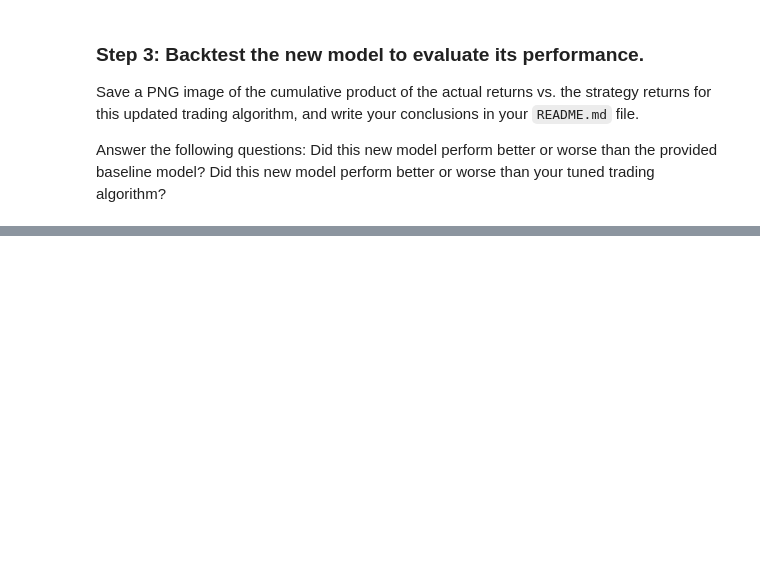
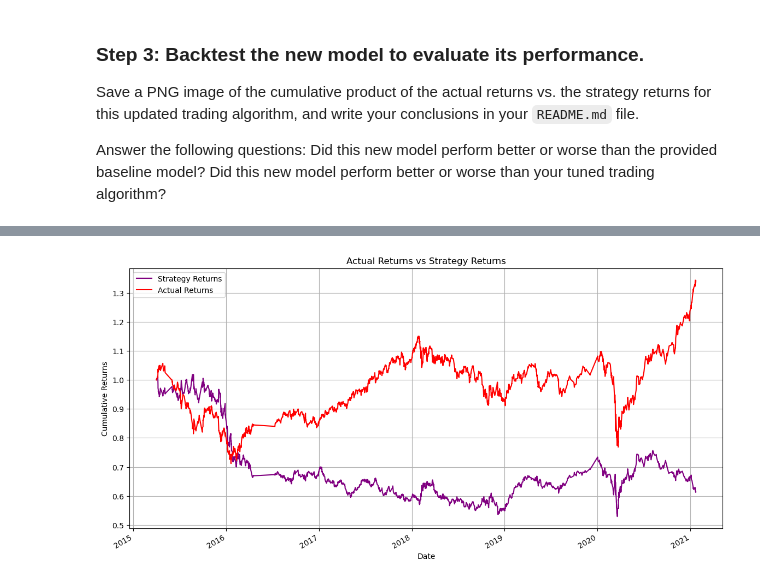
Before and after one commit to LeandroHugo/Algorithmic-Trading-Bot-M14, a Jupyter notebook: machine_learning_trading_bot.ipynb, the cells around one changed output, grey strips where cells are left out. Cells and saved outputs as stored; diff of their text form; code cells hidden in the pictures; blank space fills up the shorter version.

```diff
--- a/machine_learning_trading_bot.ipynb
+++ b/machine_learning_trading_bot.ipynb
@@ -453,0 +508,29 @@ Did this new model perform better or worse than your tuned trading algorithm?
+# %%
+# Plot the actual returns versus the strategy returns
+# Calculate cumulative product of actual returns
+cumulative_actual_returns = (1 + signals_df['Actual Returns']).cumprod()
+
+# Create a figure and an axis
+fig, ax = plt.subplots(figsize=(14,7))
+
+# Plot the cumulative strategy returns
+cumulative_strategy_returns.plot(ax=ax, color='purple', label='Strategy Returns')
+
+# Plot the cumulative actual returns
+cumulative_actual_returns.plot(ax=ax, color='red', label='Actual Returns')
+
+# Set the title and labels
+ax.set(title='Actual Returns vs Strategy Returns',
+       xlabel='Date',
+       ylabel='Cumulative Returns')
+
+# Add a legend
+ax.legend()
+
+# Add a grid
+ax.grid()
+
+# Show the plot
+plt.show()
+# %% [output]
+[figure, added]
```
Also changed, not shown: parts of 11 cells of this notebook.
